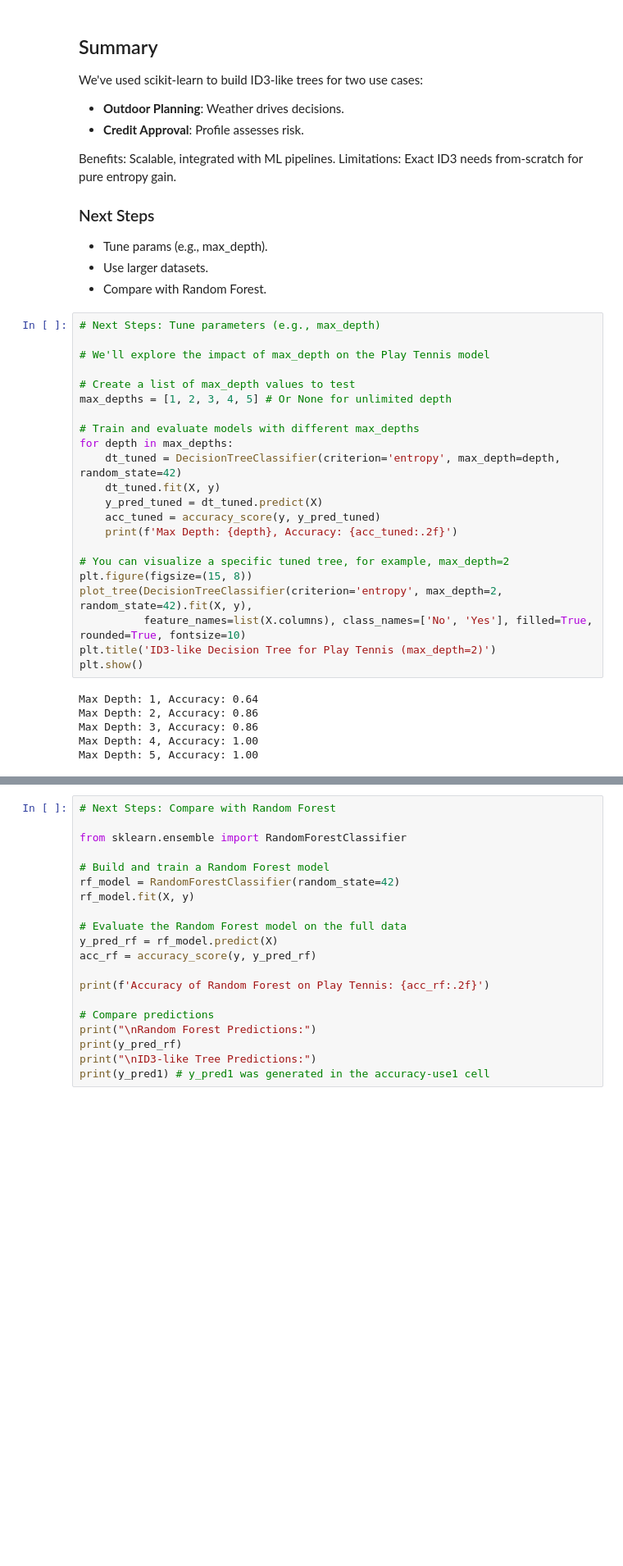
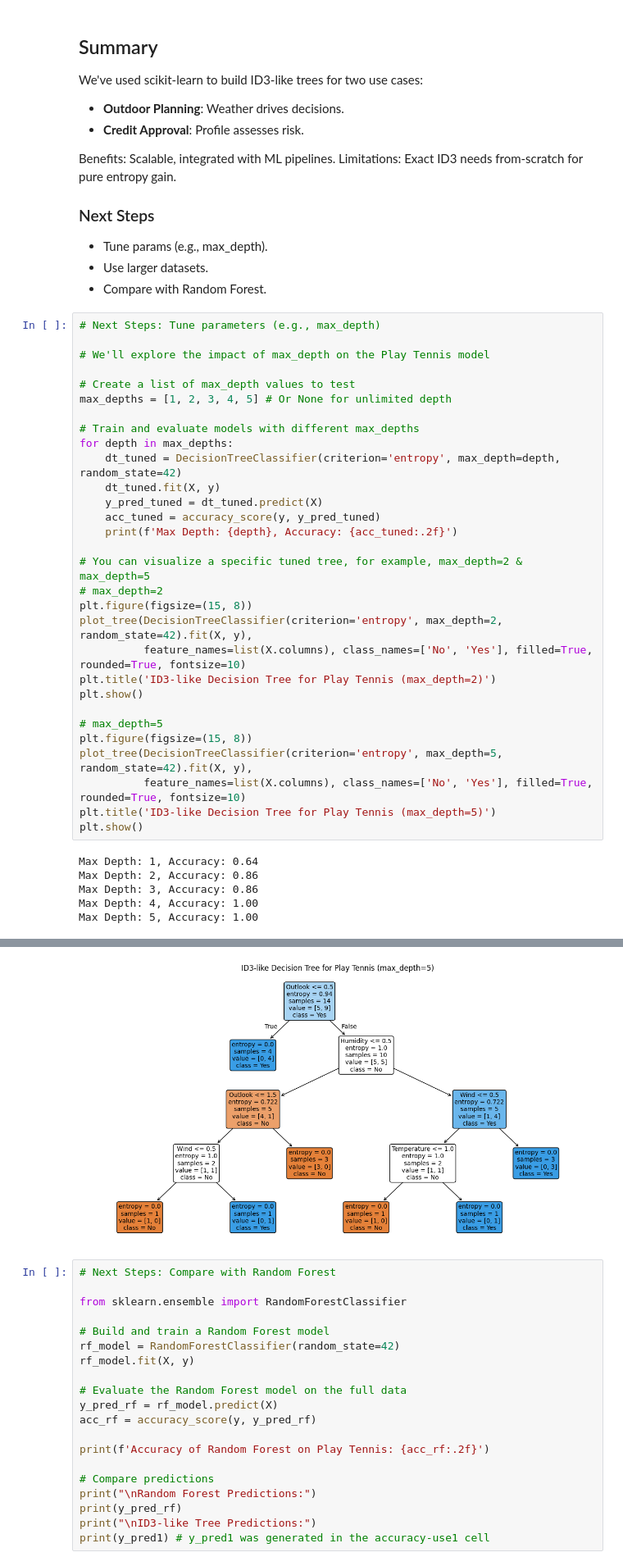
Before and after one commit to silwalprabin/data-mining-and-machine-learning, a Jupyter notebook: W5_5.ipynb, the cells around one changed output, grey strips where cells are left out. Shown at 82% size. Saved outputs shown, nothing was run; the diff lists cells and outputs as text; blank space fills up the shorter version.

```diff
--- a/W5_5.ipynb
+++ b/W5_5.ipynb
@@ -418,32 +418,41 @@ Benefits: Scalable, integrated with ML pipelines. Limitations: Exact ID3 needs f
 # %%
 # Next Steps: Tune parameters (e.g., max_depth)
 
 # We'll explore the impact of max_depth on the Play Tennis model
 
 # Create a list of max_depth values to test
 max_depths = [1, 2, 3, 4, 5] # Or None for unlimited depth
 
 # Train and evaluate models with different max_depths
 for depth in max_depths:
     dt_tuned = DecisionTreeClassifier(criterion='entropy', max_depth=depth, random_state=42)
     dt_tuned.fit(X, y)
     y_pred_tuned = dt_tuned.predict(X)
     acc_tuned = accuracy_score(y, y_pred_tuned)
     print(f'Max Depth: {depth}, Accuracy: {acc_tuned:.2f}')
 
-# You can visualize a specific tuned tree, for example, max_depth=2
+# You can visualize a specific tuned tree, for example, max_depth=2 & max_depth=5
+# max_depth=2
 plt.figure(figsize=(15, 8))
 plot_tree(DecisionTreeClassifier(criterion='entropy', max_depth=2, random_state=42).fit(X, y),
           feature_names=list(X.columns), class_names=['No', 'Yes'], filled=True, rounded=True, fontsize=10)
 plt.title('ID3-like Decision Tree for Play Tennis (max_depth=2)')
 plt.show()
+
+# max_depth=5
+plt.figure(figsize=(15, 8))
+plot_tree(DecisionTreeClassifier(criterion='entropy', max_depth=5, random_state=42).fit(X, y),
+          feature_names=list(X.columns), class_names=['No', 'Yes'], filled=True, rounded=True, fontsize=10)
+plt.title('ID3-like Decision Tree for Play Tennis (max_depth=5)')
+plt.show()
 # %% [output]
 Max Depth: 1, Accuracy: 0.64
 Max Depth: 2, Accuracy: 0.86
 Max Depth: 3, Accuracy: 0.86
 Max Depth: 4, Accuracy: 1.00
 Max Depth: 5, Accuracy: 1.00
 [figure]
+[figure, added]
 # %%
 # Next Steps: Compare with Random Forest
 
```
Also changed, not shown: parts of 2 cells of this notebook.
